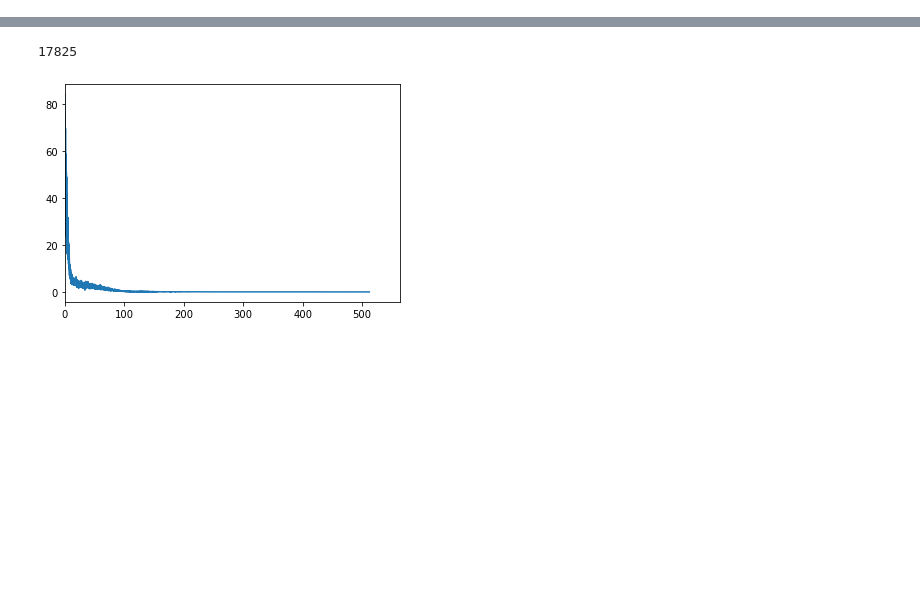
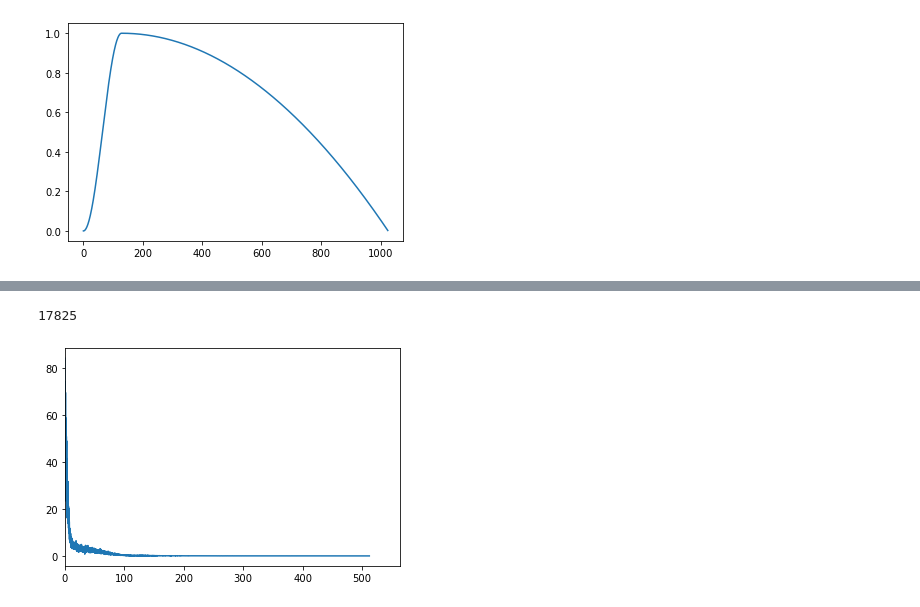
Before and after one commit to daguiam/texture_vibration_generator, a Jupyter notebook: process_textures_spectrum.ipynb, the cells around one changed output, grey strips where cells are left out. Drawn from its saved outputs; the diff is of its cells as text; code cells hidden in the pictures; blank space fills up the shorter version.

```diff
--- a/process_textures_spectrum.ipynb
+++ b/process_textures_spectrum.ipynb
@@ -499,0 +402,82 @@ spectrum_profiles.shape
+# %%
+
+def easing_impulse_window(a, N):
+
+    assert isinstance(a, int), "a must be int"
+
+    x = np.arange(a)
+
+    A = 0.5-np.cos((x/a)*np.pi)/2
+
+    b = N-a
+    x = np.arange(b )
+
+    B = 0.5+np.cos((x/(b))*np.pi)/2
+    B = -np.power((x/b),2)+1
+
+    window = np.concatenate([A,B])
+    return window
+
+def texture_easing_window(texture, easing_a, N_easing):
+
+#     assert texture.size >= N_easing, "array size must be equal or larger than N_easing"
+    if texture.size <= N_easing:
+        easing_a = np.int(easing_a/N_easing*texture.size)
+        N_easing = texture.size
+
+    window = easing_impulse_window(easing_a, N_easing)
+    texture = texture[:window.size]*window
+    return texture
+
+
+
+
+def add_signal_buffer(buffer_audio, sig):
+
+    # pad the existing buffer to fit the new data
+    N_signal = sig.size
+    if N_signal > buffer_audio.size:
+        print("a", buffer_audio.size,N_signal)
+
+        buffer_audio = np.pad(buffer_audio, (0, N_signal-buffer_audio.size))
+    else:
+        print( buffer_audio.size,N_signal)
+        sig = np.pad(sig, (0, buffer_audio.size-N_signal))
+
+
+    buffer_audio = buffer_audio+sig
+    return buffer_audio
+
+def extract_signal_buffer(buffer_audio, N_frame):
+
+#     assert buffer_audio.size > N_frame, "not enough samples in buffer_audio?"
+    if buffer_audio.size < N_frame:
+        N_frame = buffer_audio.size
+    output = buffer_audio[:N_frame]
+    buffer_audio = buffer_audio[N_frame:]
+    return output, buffer_audio
+
+
+
+
+def resample_texture(texture, k_spatial, fs, velocity):
+
+    assert velocity>0, "velocity must be non-zero, otherwise just add zeros"
+    N_texture = texture.size
+    N_resample = np.int(fs/(k_spatial*velocity)*N_texture)
+
+    texture_resample = signal.resample(texture, N_resample)
+    return texture_resample
+
+def convolve_texture_sample(texture_frame, impulses):
+
+
+    calculated_signal = np.convolve(impulses, texture_frame, mode='full')
+
+
+    return calculated_signal
+
+
+window = easing_impulse_window(128, 1024)
+plt.plot(window)
+# %% [output]
@@ -499,0 +485 @@ spectrum_profiles.shape
+[figure, added]
```
Also changed, not shown: parts of 14 cells of this notebook, 4 other files.
